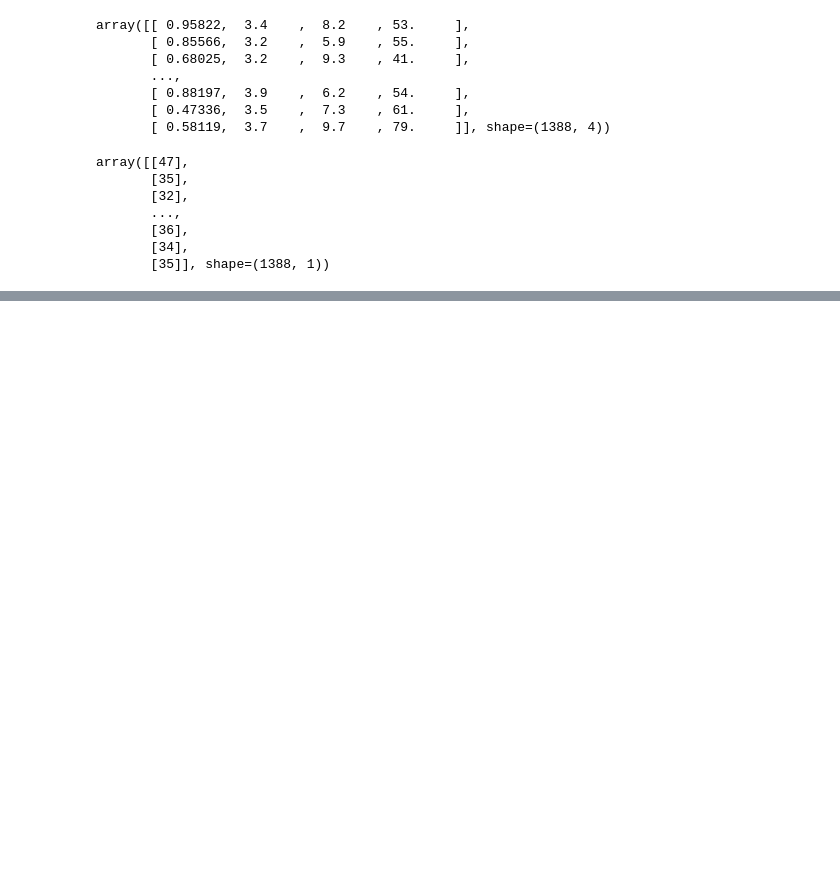
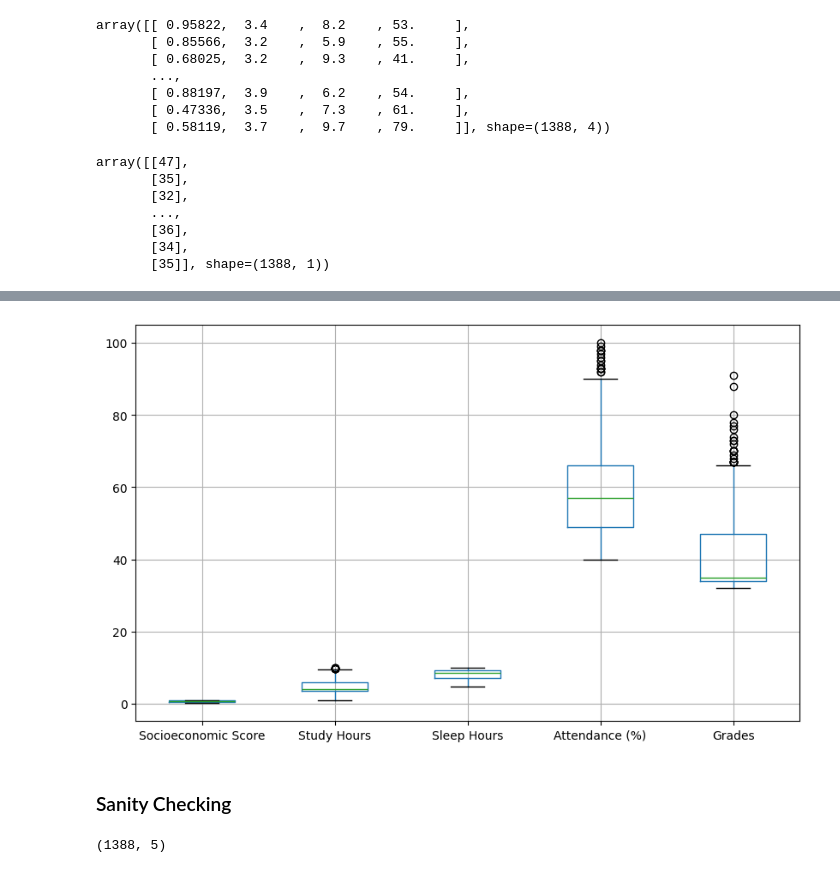
Before and after one commit to XynaxDev/student-grade-prediction, a Jupyter notebook: code.ipynb, the cells around one changed output, grey strips where cells are left out. Saved outputs shown, nothing was run; the diff lists cells and outputs as text; code cells hidden in the pictures; blank space fills up the shorter version.

```diff
--- a/code.ipynb
+++ b/code.ipynb
@@ -39,0 +54,11 @@ array([[47],
+# %%
+df.boxplot(figsize=(10, 6))
+plt.show()
+# %% [output]
+[figure, added]
+# %% [markdown]
+### Sanity Checking
+# %%
+df.shape
+# %% [output]
+(1388, 5)
```
Also changed, not shown: parts of 17 cells of this notebook.
